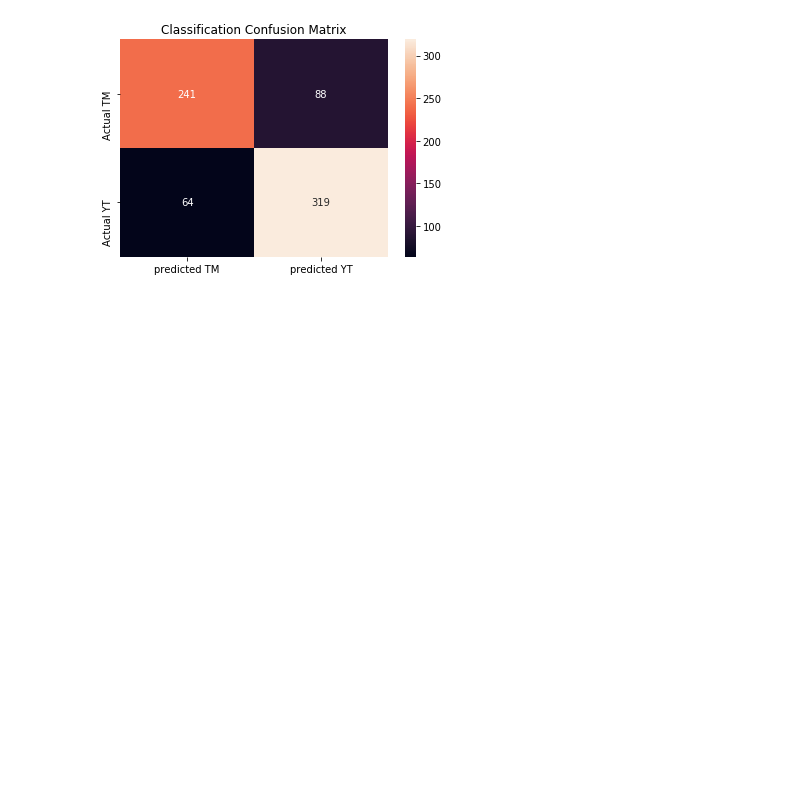
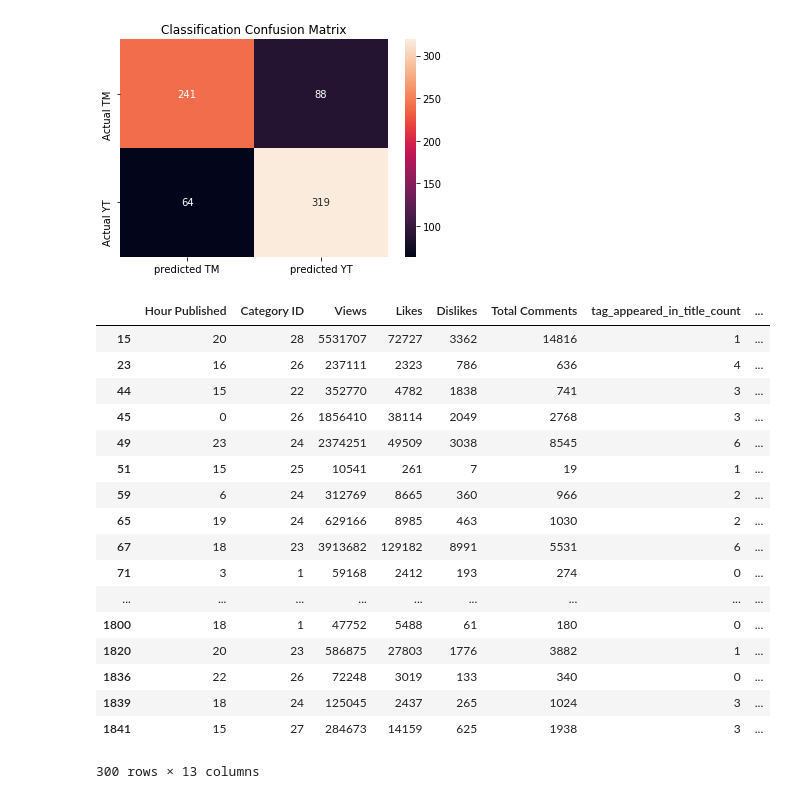
Before and after one commit to StevenMElliott/youtube-trending-classification, a Jupyter notebook: YouTube_Trending_Classification.ipynb, the cells around one changed output. Drawn from its saved outputs; the diff is of its cells as text; code cells hidden in the pictures; blank space fills up the shorter version.

```diff
--- a/YouTube_Trending_Classification.ipynb
+++ b/YouTube_Trending_Classification.ipynb
@@ -631,6 +631,27 @@ ax = plot_confusion_matrix(y_test, y_pred)
 ax.set_title('Classification Confusion Matrix');
 # %% [output]
 [figure]
+# %%
+X_test.head(300)
+# %% [output]
+|  | Hour Published | Category ID | Views | Likes | Dislikes | Total Comments | tag_appeared_in_title_count | ... |
+| 15 | 20 | 28 | 5531707 | 72727 | 3362 | 14816 | 1 | ... |
+| 23 | 16 | 26 | 237111 | 2323 | 786 | 636 | 4 | ... |
+| 44 | 15 | 22 | 352770 | 4782 | 1838 | 741 | 3 | ... |
+| 45 | 0 | 26 | 1856410 | 38114 | 2049 | 2768 | 3 | ... |
+| 49 | 23 | 24 | 2374251 | 49509 | 3038 | 8545 | 6 | ... |
+| 51 | 15 | 25 | 10541 | 261 | 7 | 19 | 1 | ... |
+| 59 | 6 | 24 | 312769 | 8665 | 360 | 966 | 2 | ... |
+| 65 | 19 | 24 | 629166 | 8985 | 463 | 1030 | 2 | ... |
+| 67 | 18 | 23 | 3913682 | 129182 | 8991 | 5531 | 6 | ... |
+| 71 | 3 | 1 | 59168 | 2412 | 193 | 274 | 0 | ... |
+| ... | ... | ... | ... | ... | ... | ... | ... | ... |
+| 1800 | 18 | 1 | 47752 | 5488 | 61 | 180 | 0 | ... |
+| 1820 | 20 | 23 | 586875 | 27803 | 1776 | 3882 | 1 | ... |
+| 1836 | 22 | 26 | 72248 | 3019 | 133 | 340 | 0 | ... |
+| 1839 | 18 | 24 | 125045 | 2437 | 265 | 1024 | 3 | ... |
+| 1841 | 15 | 27 | 284673 | 14159 | 625 | 1938 | 3 | ... |
+300 rows × 13 columns
 # %%
 #Shap Plot for James Cordin
 data_for_prediction = X_test[X_test.index==78]
```
Also changed, not shown: parts of 4 cells of this notebook.
